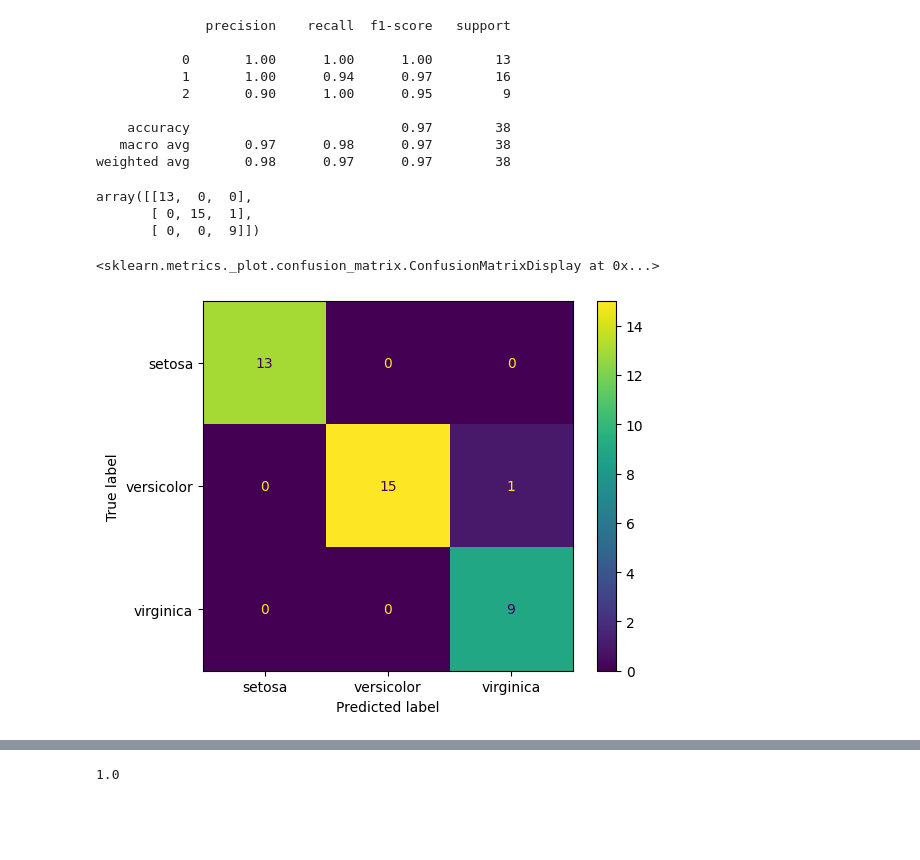
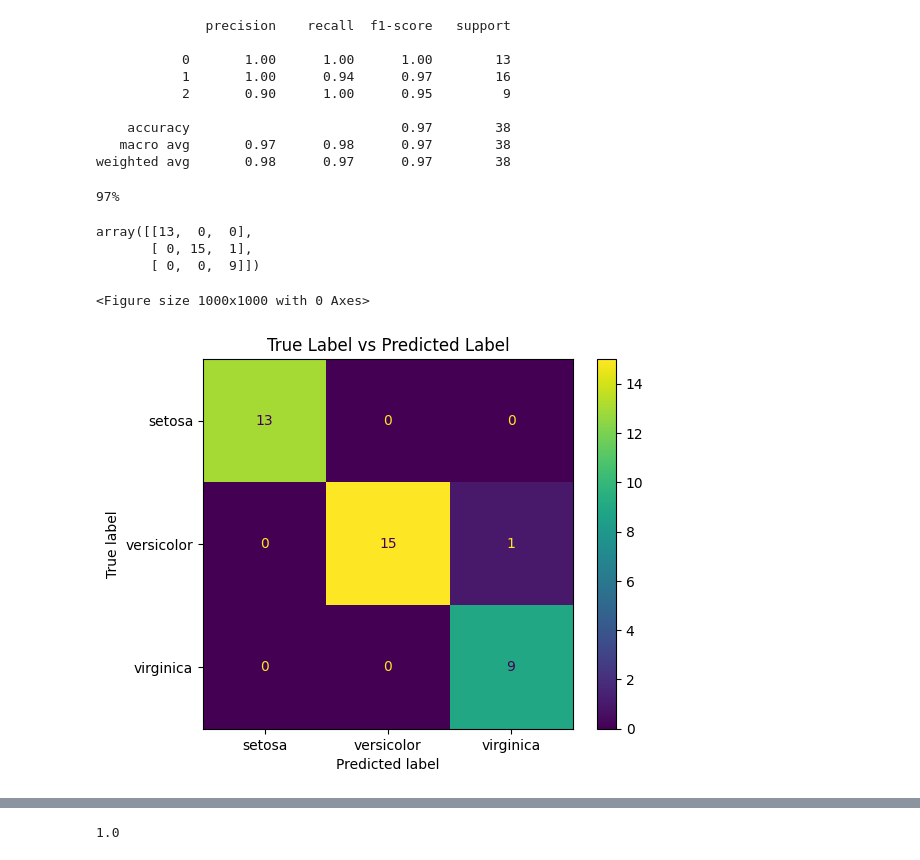
Before and after one commit to Octo-Data-Scientist/Machine-Learning-Projects, a Jupyter notebook: iris.ipynb, the cells around one changed output, grey strips where cells are left out. Saved outputs shown, nothing was run; the diff lists cells and outputs as text; code cells hidden in the pictures; blank space fills up the shorter version.

```diff
--- a/iris.ipynb
+++ b/iris.ipynb
@@ -30,5 +33,6 @@ data
  'filename': 'iris.csv',
  'data_module': 'sklearn.datasets.data'}
 # %%
-iris = pd.DataFrame(data["data"], columns = data["feature_names"])
+# converting data to a dataframe
+iris = pd.DataFrame(data.data, columns = data.feature_names)
 # %%
@@ -41,5 +46,6 @@ iris.head()
 | 3 | 4.6 | 3.1 | 1.5 | 0.2 |
 | 4 | 5.0 | 3.6 | 1.4 | 0.2 |
 # %%
-iris["target"] = data["target"]
+# Creating a new feature to the dataframe
+iris["target"] = data.target
 # %%
@@ -299,6 +379,10 @@ print(classification_report(n_test, rf_pred))
     accuracy                           0.97        38
    macro avg       0.97      0.98      0.97        38
 weighted avg       0.98      0.97      0.97        38
+# %%
+print(f"{accuracy_score(n_test, rf_pred) * 100:.0f}%")
+# %% [output]
+97%
 # %%
 confusion_matrix(n_test, rf_pred)
 # %% [output]
@@ -306,7 +390,10 @@ array([[13,  0,  0],
        [ 0, 15,  1],
        [ 0,  0,  9]])
 # %%
+plt.figure(figsize = (10,10))
 ConfusionMatrixDisplay(confusion_matrix(n_test, rf_pred), display_labels = data.target_names).plot()
+plt.title("True Label vs Predicted Label")
+plt.show()
 # %% [output]
-<sklearn.metrics._plot.confusion_matrix.ConfusionMatrixDisplay at 0x...>
+<Figure size 1000x1000 with 0 Axes>
-[figure, old version]
+[figure, new version]
```
Also changed, not shown: parts of 29 cells of this notebook.
